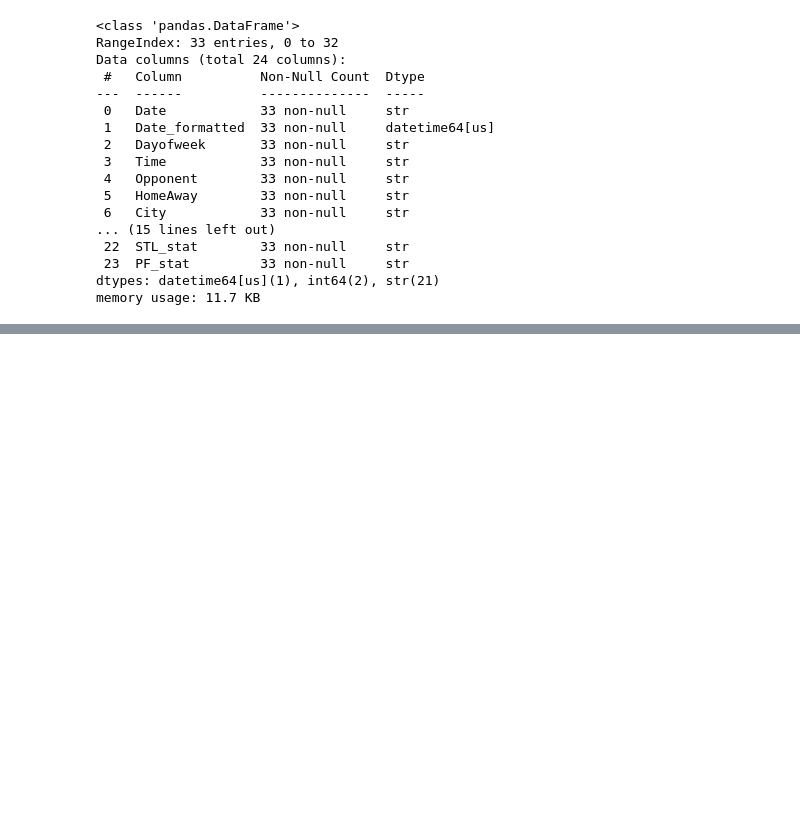
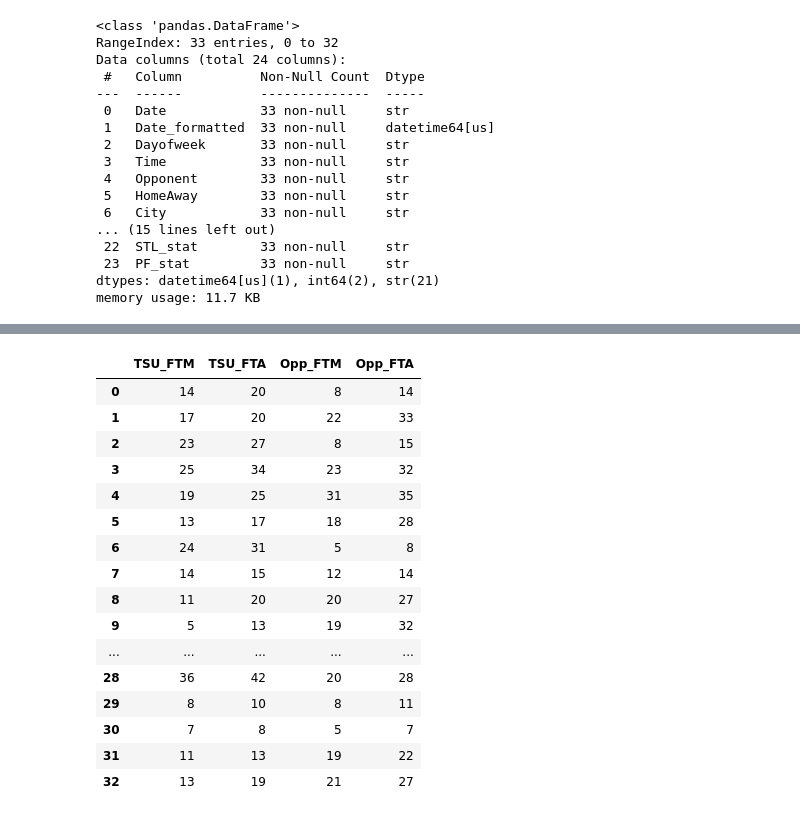
Before and after one commit to e-harrell/TSUBasketball, a Jupyter notebook: initial code.ipynb, the cells around one changed output, grey strips where cells are left out. Cells and saved outputs as stored; diff of their text form; code cells hidden in the pictures; blank space fills up the shorter version.

```diff
--- a/initial code.ipynb
+++ b/initial code.ipynb
@@ -1182,0 +1345,8 @@ memory usage: 11.7 KB
+# %%
+#split for FG_3_PCT_stat
+#split by school
+df[["TSU_FG3_PCT", "Opp_FG3_PCT"]] = df.FG_3_PCT_stat.str.split('/', expand=True)
+df.head()
+#remove variable
+df=df.drop(columns="FG_3_PCT_stat")
+df.head()
@@ -1182,0 +1389,12 @@ memory usage: 11.7 KB
+# %%
+#2 splits for FT_stat
+#split by school
+df[["TSU_FT_M_A", "Opp_FT_M_A"]] = df.FT_stat.str.split('/', expand=True)
+df[["TSU_FT_M_A", "Opp_FT_M_A"]].head()
+#split for made and attempted
+df[["TSU_FTM", "TSU_FTA"]]=df.TSU_FT_M_A.str.split('-', expand=True)
+df[["Opp_FTM", "Opp_FTA"]]=df.Opp_FT_M_A.str.split('-', expand=True)
+df[["TSU_FTM", "TSU_FTA", "Opp_FTM", "Opp_FTA"]].head()
+#remove variables
+df=df.drop(columns=["FT_stat", "TSU_FT_M_A", "Opp_FT_M_A"])
+df.head()
@@ -1182,0 +1421,21 @@ memory usage: 11.7 KB
+# %%
+#check new columns
+df[["TSU_FTM", "TSU_FTA", "Opp_FTM", "Opp_FTA"]]
+# %% [output]
+|  | TSU_FTM | TSU_FTA | Opp_FTM | Opp_FTA |
+| 0 | 14 | 20 | 8 | 14 |
+| 1 | 17 | 20 | 22 | 33 |
+| 2 | 23 | 27 | 8 | 15 |
+| 3 | 25 | 34 | 23 | 32 |
+| 4 | 19 | 25 | 31 | 35 |
+| 5 | 13 | 17 | 18 | 28 |
+| 6 | 24 | 31 | 5 | 8 |
+| 7 | 14 | 15 | 12 | 14 |
+| 8 | 11 | 20 | 20 | 27 |
+| 9 | 5 | 13 | 19 | 32 |
+| ... | ... | ... | ... | ... |
+| 28 | 36 | 42 | 20 | 28 |
+| 29 | 8 | 10 | 8 | 11 |
+| 30 | 7 | 8 | 5 | 7 |
+| 31 | 11 | 13 | 19 | 22 |
+| 32 | 13 | 19 | 21 | 27 |
```
Also changed, not shown: parts of 15 cells of this notebook.
